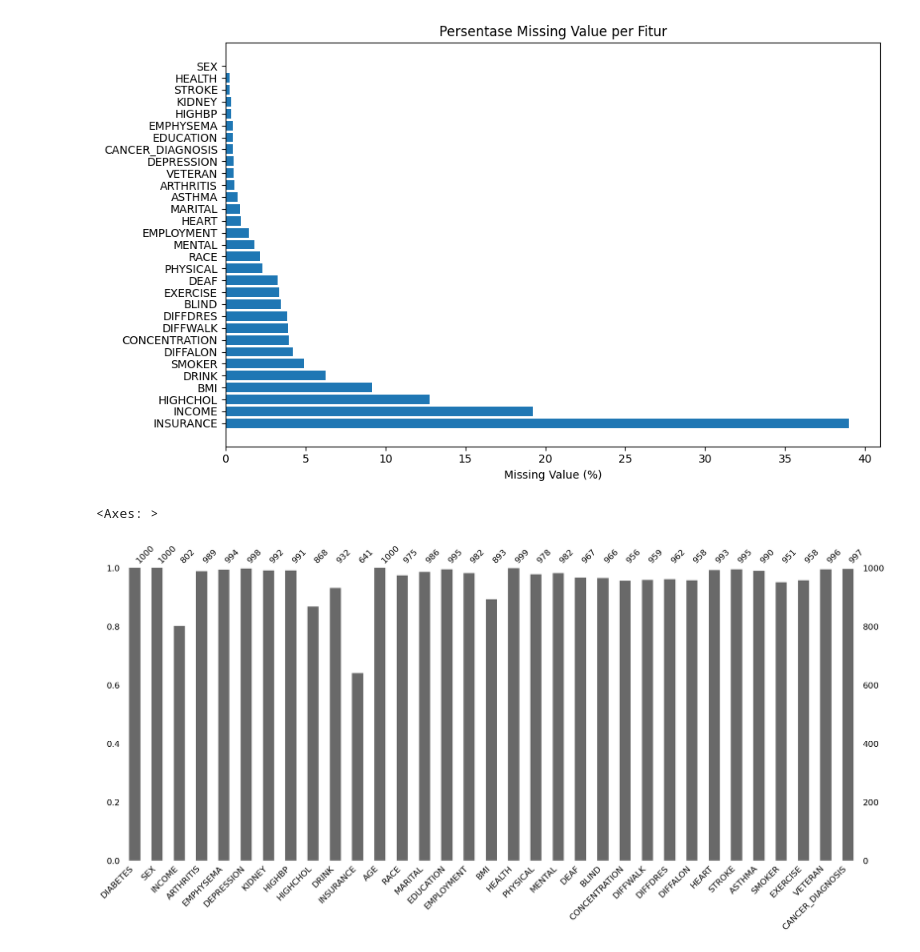
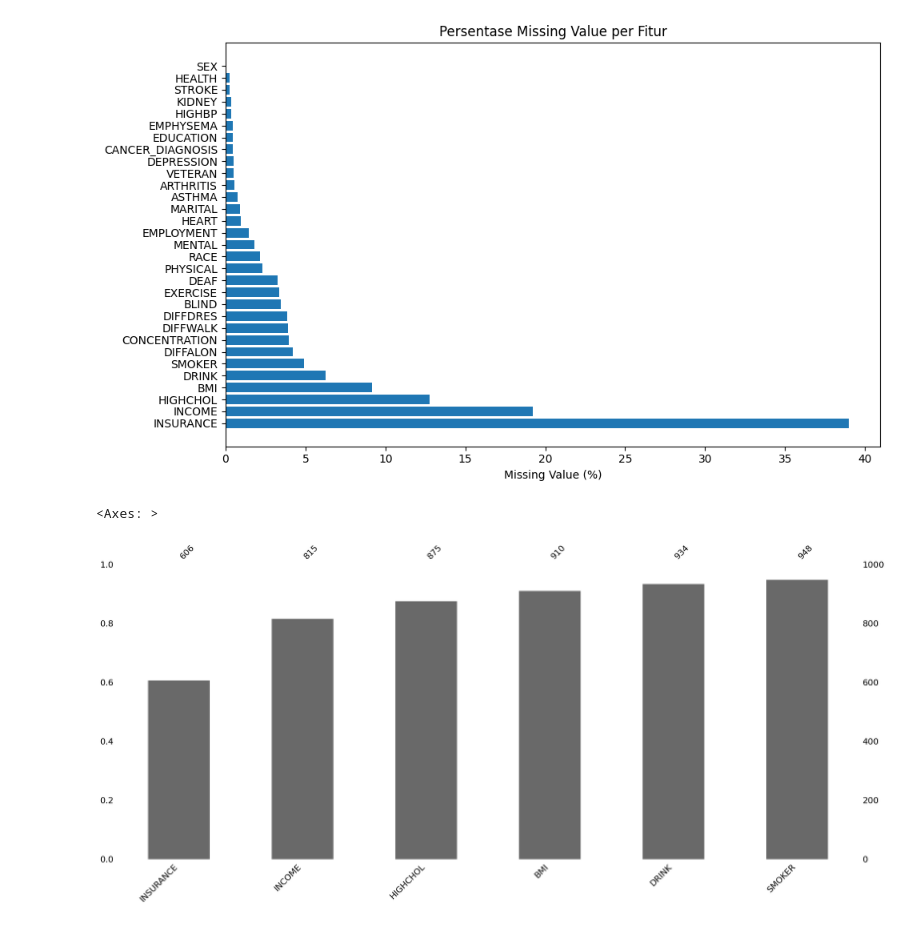
Before and after one commit to starshibrat/xg-shap-experiment, a Jupyter notebook: notebook/eda.ipynb, the cells around one changed output. Drawn from its saved outputs; the diff is of its cells as text; code cells hidden in the pictures.

```diff
--- a/notebook/eda.ipynb
+++ b/notebook/eda.ipynb
@@ -142,7 +123,7 @@ plt.show()
 # %% [output]
 [figure]
 # %%
-msno.bar(df.sample(1000))
+msno.bar(df[["INSURANCE", "INCOME", "HIGHCHOL", "BMI", "DRINK", "SMOKER"]].sample(1000), sort="ascending")
 # %% [output]
 <Axes: >
-[figure, old version]
+[figure, new version]
```
Also changed, not shown: parts of 7 cells of this notebook, 11 other files.
